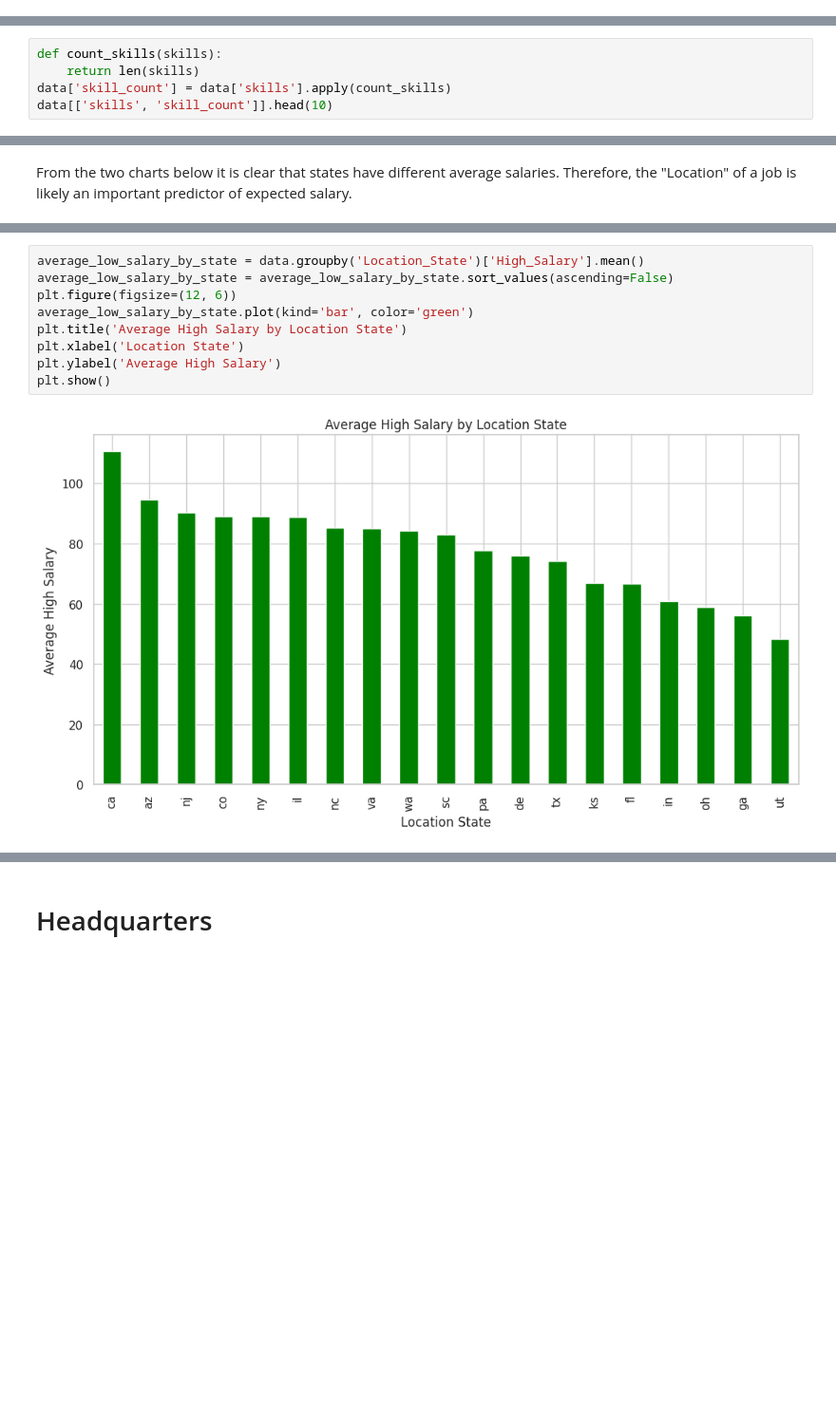
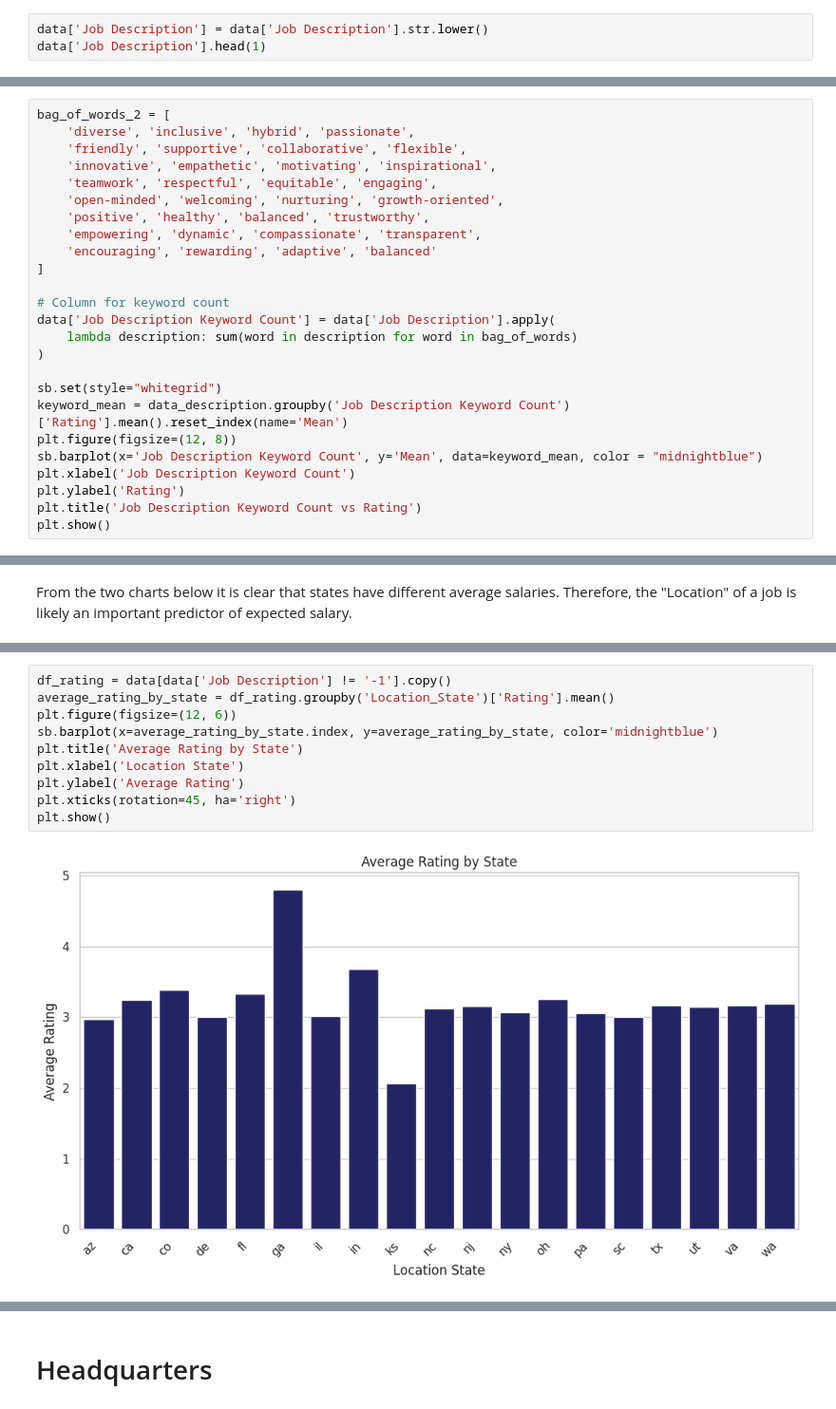
Before and after one commit to ramos453/Data_Analyst_Jobs_Analysis, a Jupyter notebook: Data_Analyst_Jobs.ipynb, the cells around one changed output, grey strips where cells are left out. Shown at 95% size. Drawn from its saved outputs; the diff is of its cells as text; blank space fills up the shorter version.

```diff
--- a/Data_Analyst_Jobs.ipynb
+++ b/Data_Analyst_Jobs.ipynb
@@ -207,0 +265,3 @@ Name: Job Description, dtype: object
+# %%
+data['Job Description'] = data['Job Description'].str.lower()
+data['Job Description'].head(1)
@@ -232,5 +272,0 @@ pd.set_option('display.max_colwidth', 50)
-# %%
-def count_skills(skills):
-    return len(skills)
-data['skill_count'] = data['skills'].apply(count_skills)
-data[['skills', 'skill_count']].head(10)
@@ -376,0 +331,25 @@ plt.show()
+# %%
+bag_of_words_2 = [
+    'diverse', 'inclusive', 'hybrid', 'passionate',
+    'friendly', 'supportive', 'collaborative', 'flexible',
+    'innovative', 'empathetic', 'motivating', 'inspirational',
+    'teamwork', 'respectful', 'equitable', 'engaging',
+    'open-minded', 'welcoming', 'nurturing', 'growth-oriented',
+    'positive', 'healthy', 'balanced', 'trustworthy',
+    'empowering', 'dynamic', 'compassionate', 'transparent',
+    'encouraging', 'rewarding', 'adaptive', 'balanced'
+]
+
+# Column for keyword count
+data['Job Description Keyword Count'] = data['Job Description'].apply(
+    lambda description: sum(word in description for word in bag_of_words)
+)
+
+sb.set(style="whitegrid")
+keyword_mean = data_description.groupby('Job Description Keyword Count')['Rating'].mean().reset_index(name='Mean')
+plt.figure(figsize=(12, 8))
+sb.barplot(x='Job Description Keyword Count', y='Mean', data=keyword_mean, color = "midnightblue")
+plt.xlabel('Job Description Keyword Count')
+plt.ylabel('Rating')
+plt.title('Job Description Keyword Count vs Rating')
+plt.show()
@@ -406,11 +391,12 @@ plt.show()
 # %%
-average_low_salary_by_state = data.groupby('Location_State')['High_Salary'].mean()
-average_low_salary_by_state = average_low_salary_by_state.sort_values(ascending=False)
+df_rating = data[data['Job Description'] != '-1'].copy()
+average_rating_by_state = df_rating.groupby('Location_State')['Rating'].mean()
 plt.figure(figsize=(12, 6))
-average_low_salary_by_state.plot(kind='bar', color='green')
-plt.title('Average High Salary by Location State')
+sb.barplot(x=average_rating_by_state.index, y=average_rating_by_state, color='midnightblue')
+plt.title('Average Rating by State')
 plt.xlabel('Location State')
-plt.ylabel('Average High Salary')
+plt.ylabel('Average Rating')
+plt.xticks(rotation=45, ha='right')
 plt.show()
 # %% [output]
-[figure, old version]
+[figure, new version]
```
Also changed, not shown: parts of 128 cells of this notebook.
